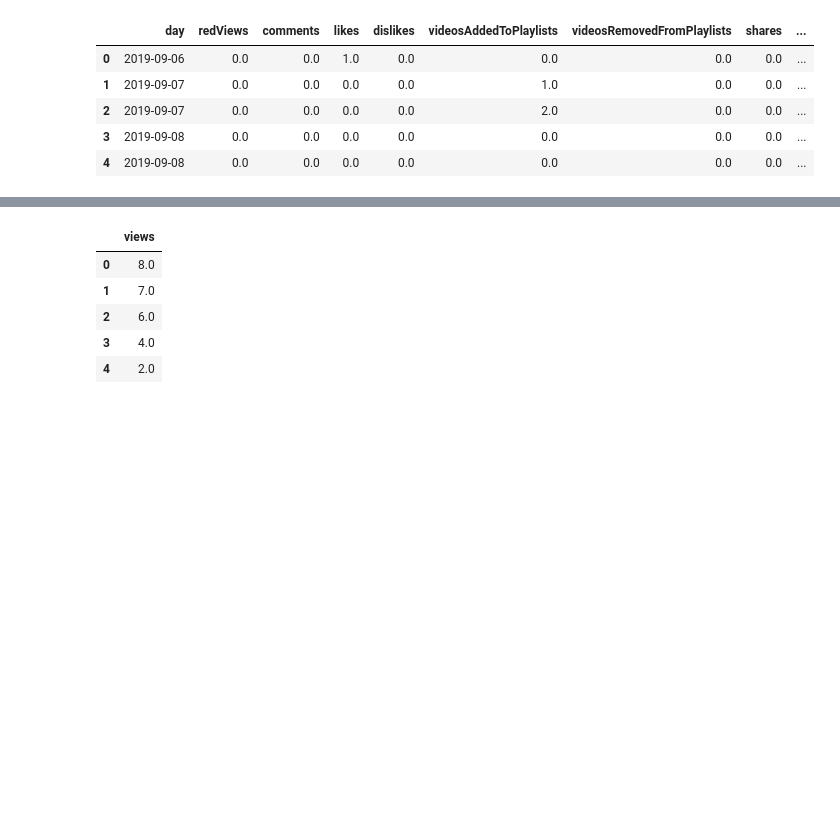
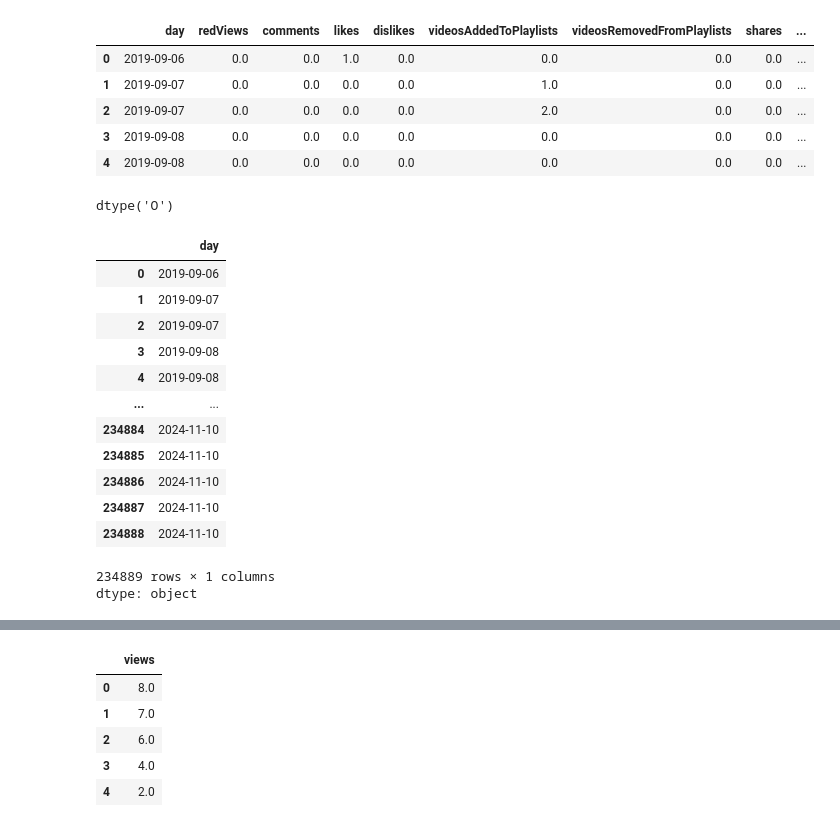
Before and after one commit to GENTLEW1ND/Python, a Jupyter notebook: Youtube_channel_analytics.ipynb, the cells around one changed output, grey strips where cells are left out. Cells and saved outputs as stored; diff of their text form; code cells hidden in the pictures; blank space fills up the shorter version.

```diff
--- a/Youtube_channel_analytics.ipynb
+++ b/Youtube_channel_analytics.ipynb
@@ -168,3 +172,12 @@ feature.head()
 | 2 | 2019-09-07 | 0.0 | 0.0 | 0.0 | 0.0 | 2.0 | 0.0 | 0.0 | ... |
 | 3 | 2019-09-08 | 0.0 | 0.0 | 0.0 | 0.0 | 0.0 | 0.0 | 0.0 | ... |
 | 4 | 2019-09-08 | 0.0 | 0.0 | 0.0 | 0.0 | 0.0 | 0.0 | 0.0 | ... |
+# %%
+feature['day'].dtype
+# %% [output]
+dtype('O')
+# %%
+feature['day'] = pd.to_datetime(feature['day'])
+feature['year']=feature['day'].dt.year
+feature['month']=feature['day'].dt.month
+feature['year']=feature['day'].dt.day
@@ -170,0 +188,17 @@ feature.head()
+# %%
+feature['day']
+# %% [output]
+|  | day |
+| 0 | 2019-09-06 |
+| 1 | 2019-09-07 |
+| 2 | 2019-09-07 |
+| 3 | 2019-09-08 |
+| 4 | 2019-09-08 |
+| ... | ... |
+| 234884 | 2024-11-10 |
+| 234885 | 2024-11-10 |
+| 234886 | 2024-11-10 |
+| 234887 | 2024-11-10 |
+| 234888 | 2024-11-10 |
+234889 rows × 1 columns
+dtype: object
```
Also changed, not shown: parts of 12 cells of this notebook.
